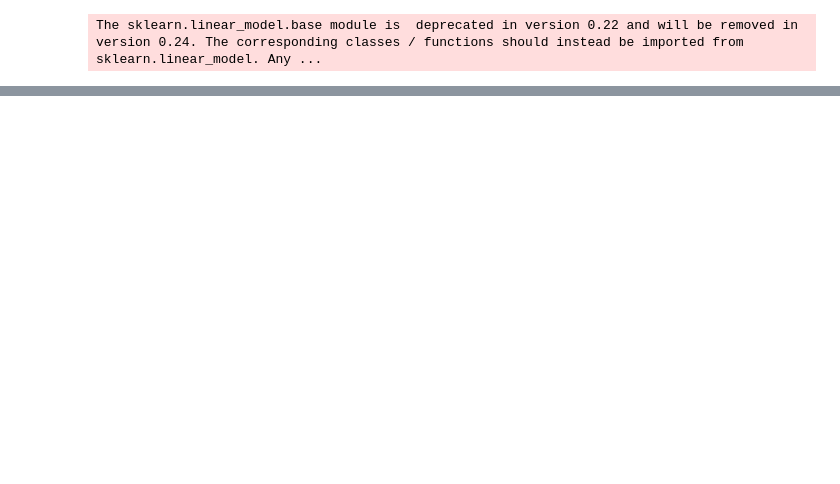
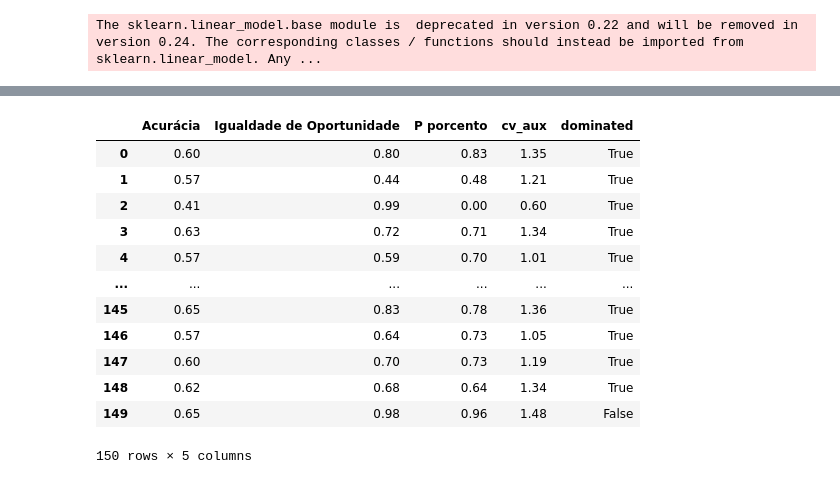
Before and after one commit to viguardieiro/moopt_fairness, a Jupyter notebook: Tradeoff.ipynb, the cells around one changed output, grey strips where cells are left out. Drawn from its saved outputs; the diff is of its cells as text; code cells hidden in the pictures; blank space fills up the shorter version.

```diff
--- a/Tradeoff.ipynb
+++ b/Tradeoff.ipynb
@@ -19,0 +24,7 @@ The sklearn.linear_model.base module is  deprecated in version 0.22 and will be
+# %%
+def dominate(a, b):
+    sense = np.array([1, 1, 1, 1])
+    if all((sense*a)>=(sense*b)) and any((sense*a)>(sense*b)):
+        return 1
+    else:
+        return 0
@@ -79,3 +90,25 @@ No samples with y_hat == 1 for Sex == 1, returning 0
 # %%
 m_metrics = pd.DataFrame(data=m_aux, columns=['Acurácia','Igualdade de Oportunidade','P porcento',
                                      'Coeficiente de variação'])
+# %%
+m_metrics['cv_aux'] = 1/m_metrics['Coeficiente de variação']
+# %%
+new_results = m_metrics.copy()//0.01/100
+new_results = new_results.drop('Coeficiente de variação', axis=1)
+dominate_metr = [any([dominate(other, row) for other in new_results.values]) for row in new_results.values]
+new_results['dominated'] = dominate_metr
+new_results
+# %% [output]
+|  | Acurácia | Igualdade de Oportunidade | P porcento | cv_aux | dominated |
+| 0 | 0.60 | 0.80 | 0.83 | 1.35 | True |
+| 1 | 0.57 | 0.44 | 0.48 | 1.21 | True |
+| 2 | 0.41 | 0.99 | 0.00 | 0.60 | True |
+| 3 | 0.63 | 0.72 | 0.71 | 1.34 | True |
+| 4 | 0.57 | 0.59 | 0.70 | 1.01 | True |
+| ... | ... | ... | ... | ... | ... |
+| 145 | 0.65 | 0.83 | 0.78 | 1.36 | True |
+| 146 | 0.57 | 0.64 | 0.73 | 1.05 | True |
+| 147 | 0.60 | 0.70 | 0.73 | 1.19 | True |
+| 148 | 0.62 | 0.68 | 0.64 | 1.34 | True |
+| 149 | 0.65 | 0.98 | 0.96 | 1.48 | False |
+150 rows × 5 columns
```
Also changed, not shown: parts of 36 cells of this notebook, 1 other file.
